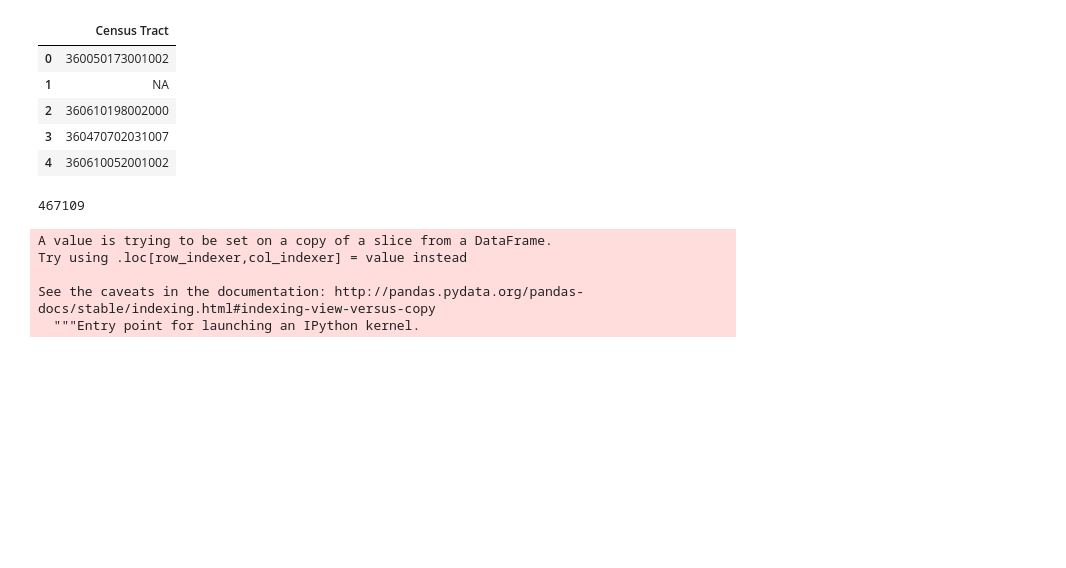
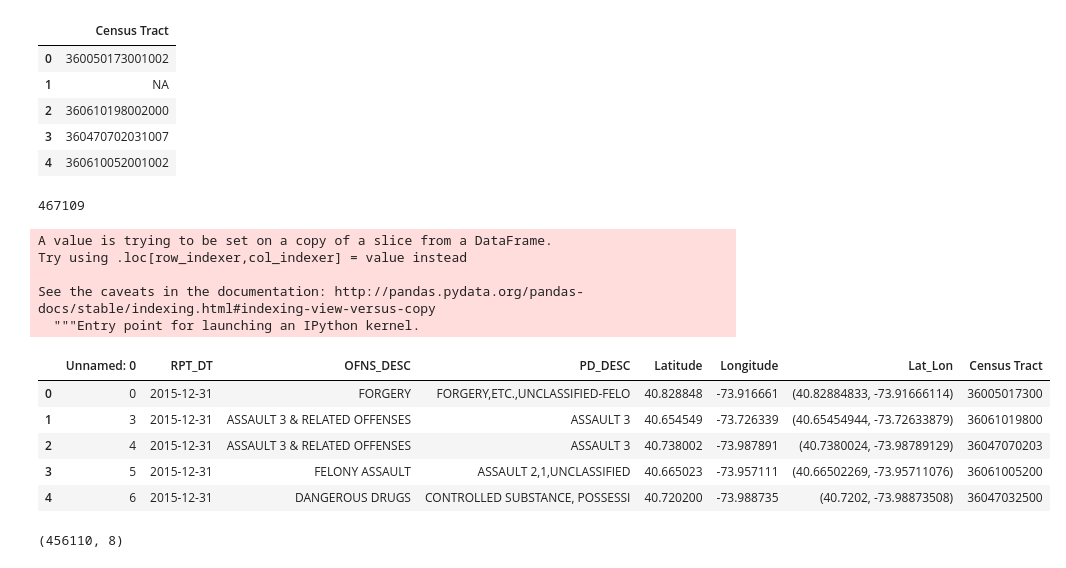
Before and after one commit to aulorbe/Food-Deserts-The-Human-Factor, a Jupyter notebook: NYC311_API.ipynb, the cells around one changed output. Cells and saved outputs as stored; diff of their text form; code cells hidden in the pictures; blank space fills up the shorter version.

```diff
--- a/NYC311_API.ipynb
+++ b/NYC311_API.ipynb
@@ -208,0 +211,15 @@ nypd_complaints_data_2015.to_csv('./nypd_complaints_data_2015.csv')
+# %%
+nypd = pd.read_csv('/Users/flatironschool/Flatiron_Projects/food-access/nypd_complaints_data_2015.csv')
+# %%
+nypd.head()
+# %% [output]
+|  | Unnamed: 0 | RPT_DT | OFNS_DESC | PD_DESC | Latitude | Longitude | Lat_Lon | Census Tract |
+| 0 | 0 | 2015-12-31 | FORGERY | FORGERY,ETC.,UNCLASSIFIED-FELO | 40.828848 | -73.916661 | (40.82884833, -73.91666114) | 36005017300 |
+| 1 | 3 | 2015-12-31 | ASSAULT 3 & RELATED OFFENSES | ASSAULT 3 | 40.654549 | -73.726339 | (40.65454944, -73.72633879) | 36061019800 |
+| 2 | 4 | 2015-12-31 | ASSAULT 3 & RELATED OFFENSES | ASSAULT 3 | 40.738002 | -73.987891 | (40.7380024, -73.98789129) | 36047070203 |
+| 3 | 5 | 2015-12-31 | FELONY ASSAULT | ASSAULT 2,1,UNCLASSIFIED | 40.665023 | -73.957111 | (40.66502269, -73.95711076) | 36061005200 |
+| 4 | 6 | 2015-12-31 | DANGEROUS DRUGS | CONTROLLED SUBSTANCE, POSSESSI | 40.720200 | -73.988735 | (40.7202, -73.98873508) | 36047032500 |
+# %%
+nypd.shape
+# %% [output]
+(456110, 8)
```
Also changed, not shown: parts of 14 cells of this notebook.
